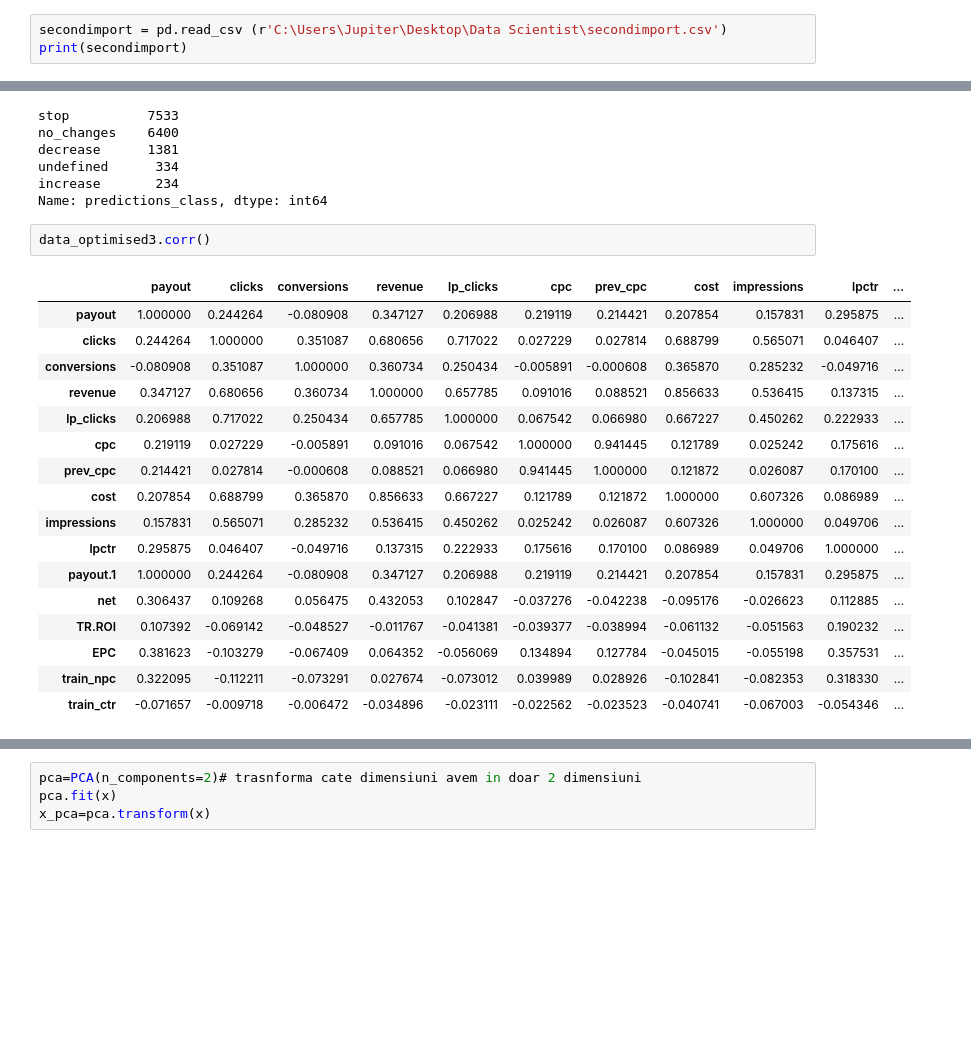
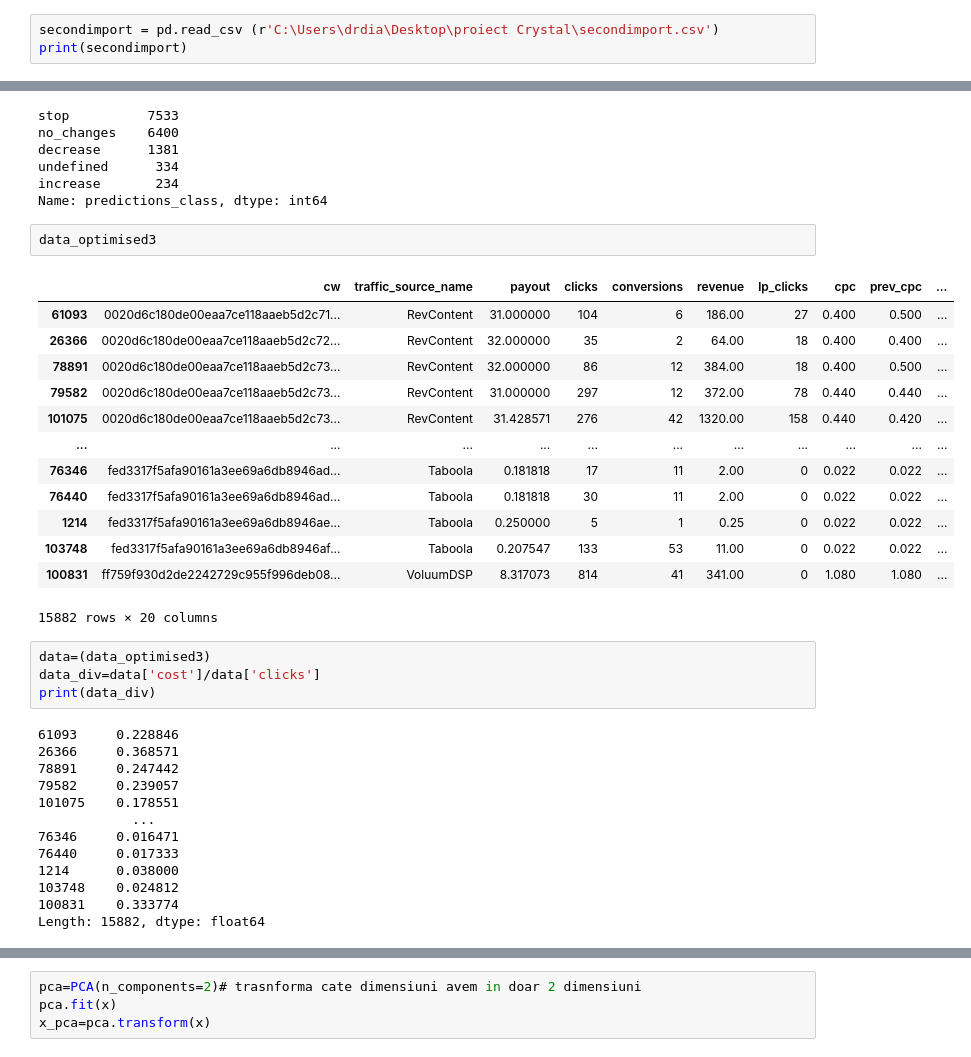
Before and after one commit to emanueltepes/MarketingProject, a Jupyter notebook: last project.ipynb, the cells around one changed output, grey strips where cells are left out. Drawn from its saved outputs; the diff is of its cells as text; blank space fills up the shorter version.

```diff
--- a/last project.ipynb
+++ b/last project.ipynb
@@ -145,5 +162,5 @@ secondimport.to_csv(r'C:\Users\Jupiter\Desktop\Data Scientist\secondimport.csv',
 # %%
-secondimport = pd.read_csv (r'C:\Users\Jupiter\Desktop\Data Scientist\secondimport.csv')
+secondimport = pd.read_csv (r'C:\Users\drdia\Desktop\proiect Crystal\secondimport.csv')
 print(secondimport)
 # %% [output]
                                                        cw traffic_source_name  \
@@ -212,22 +229,35 @@ undefined      334
 increase       234
 Name: predictions_class, dtype: int64
 # %%
-data_optimised3.corr()
+data_optimised3
 # %% [output]
-|  | payout | clicks | conversions | revenue | lp_clicks | cpc | prev_cpc | cost | impressions | lpctr | ... |
-| payout | 1.000000 | 0.244264 | -0.080908 | 0.347127 | 0.206988 | 0.219119 | 0.214421 | 0.207854 | 0.157831 | 0.295875 | ... |
-| clicks | 0.244264 | 1.000000 | 0.351087 | 0.680656 | 0.717022 | 0.027229 | 0.027814 | 0.688799 | 0.565071 | 0.046407 | ... |
-| conversions | -0.080908 | 0.351087 | 1.000000 | 0.360734 | 0.250434 | -0.005891 | -0.000608 | 0.365870 | 0.285232 | -0.049716 | ... |
-| revenue | 0.347127 | 0.680656 | 0.360734 | 1.000000 | 0.657785 | 0.091016 | 0.088521 | 0.856633 | 0.536415 | 0.137315 | ... |
-| lp_clicks | 0.206988 | 0.717022 | 0.250434 | 0.657785 | 1.000000 | 0.067542 | 0.066980 | 0.667227 | 0.450262 | 0.222933 | ... |
-| cpc | 0.219119 | 0.027229 | -0.005891 | 0.091016 | 0.067542 | 1.000000 | 0.941445 | 0.121789 | 0.025242 | 0.175616 | ... |
-| prev_cpc | 0.214421 | 0.027814 | -0.000608 | 0.088521 | 0.066980 | 0.941445 | 1.000000 | 0.121872 | 0.026087 | 0.170100 | ... |
-| cost | 0.207854 | 0.688799 | 0.365870 | 0.856633 | 0.667227 | 0.121789 | 0.121872 | 1.000000 | 0.607326 | 0.086989 | ... |
-| impressions | 0.157831 | 0.565071 | 0.285232 | 0.536415 | 0.450262 | 0.025242 | 0.026087 | 0.607326 | 1.000000 | 0.049706 | ... |
-| lpctr | 0.295875 | 0.046407 | -0.049716 | 0.137315 | 0.222933 | 0.175616 | 0.170100 | 0.086989 | 0.049706 | 1.000000 | ... |
-| payout.1 | 1.000000 | 0.244264 | -0.080908 | 0.347127 | 0.206988 | 0.219119 | 0.214421 | 0.207854 | 0.157831 | 0.295875 | ... |
-| net | 0.306437 | 0.109268 | 0.056475 | 0.432053 | 0.102847 | -0.037276 | -0.042238 | -0.095176 | -0.026623 | 0.112885 | ... |
-| TR.ROI | 0.107392 | -0.069142 | -0.048527 | -0.011767 | -0.041381 | -0.039377 | -0.038994 | -0.061132 | -0.051563 | 0.190232 | ... |
-| EPC | 0.381623 | -0.103279 | -0.067409 | 0.064352 | -0.056069 | 0.134894 | 0.127784 | -0.045015 | -0.055198 | 0.357531 | ... |
-| train_npc | 0.322095 | -0.112211 | -0.073291 | 0.027674 | -0.073012 | 0.039989 | 0.028926 | -0.102841 | -0.082353 | 0.318330 | ... |
-| train_ctr | -0.071657 | -0.009718 | -0.006472 | -0.034896 | -0.023111 | -0.022562 | -0.023523 | -0.040741 | -0.067003 | -0.054346 | ... |
+|  | cw | traffic_source_name | payout | clicks | conversions | revenue | lp_clicks | cpc | prev_cpc | ... |
+| 61093 | 0020d6c180de00eaa7ce118aaeb5d2c71... | RevContent | 31.000000 | 104 | 6 | 186.00 | 27 | 0.400 | 0.500 | ... |
+| 26366 | 0020d6c180de00eaa7ce118aaeb5d2c72... | RevContent | 32.000000 | 35 | 2 | 64.00 | 18 | 0.400 | 0.400 | ... |
+| 78891 | 0020d6c180de00eaa7ce118aaeb5d2c73... | RevContent | 32.000000 | 86 | 12 | 384.00 | 18 | 0.400 | 0.500 | ... |
+| 79582 | 0020d6c180de00eaa7ce118aaeb5d2c73... | RevContent | 31.000000 | 297 | 12 | 372.00 | 78 | 0.440 | 0.440 | ... |
+| 101075 | 0020d6c180de00eaa7ce118aaeb5d2c73... | RevContent | 31.428571 | 276 | 42 | 1320.00 | 158 | 0.440 | 0.420 | ... |
+| ... | ... | ... | ... | ... | ... | ... | ... | ... | ... | ... |
+| 76346 | fed3317f5afa90161a3ee69a6db8946ad... | Taboola | 0.181818 | 17 | 11 | 2.00 | 0 | 0.022 | 0.022 | ... |
+| 76440 | fed3317f5afa90161a3ee69a6db8946ad... | Taboola | 0.181818 | 30 | 11 | 2.00 | 0 | 0.022 | 0.022 | ... |
+| 1214 | fed3317f5afa90161a3ee69a6db8946ae... | Taboola | 0.250000 | 5 | 1 | 0.25 | 0 | 0.022 | 0.022 | ... |
+| 103748 | fed3317f5afa90161a3ee69a6db8946af... | Taboola | 0.207547 | 133 | 53 | 11.00 | 0 | 0.022 | 0.022 | ... |
+| 100831 | ff759f930d2de2242729c955f996deb08... | VoluumDSP | 8.317073 | 814 | 41 | 341.00 | 0 | 1.080 | 1.080 | ... |
+15882 rows × 20 columns
+# %%
+data=(data_optimised3)
+data_div=data['cost']/data['clicks']
+print(data_div)
+# %% [output]
+61093     0.228846
+26366     0.368571
+78891     0.247442
+79582     0.239057
+101075    0.178551
+            ...
+76346     0.016471
+76440     0.017333
+1214      0.038000
+103748    0.024812
+100831    0.333774
+Length: 15882, dtype: float64
```
Also changed, not shown: parts of 30 cells of this notebook.
